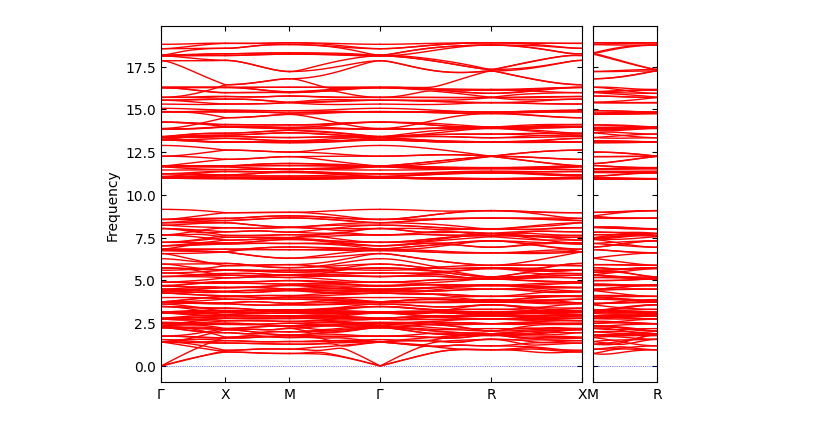
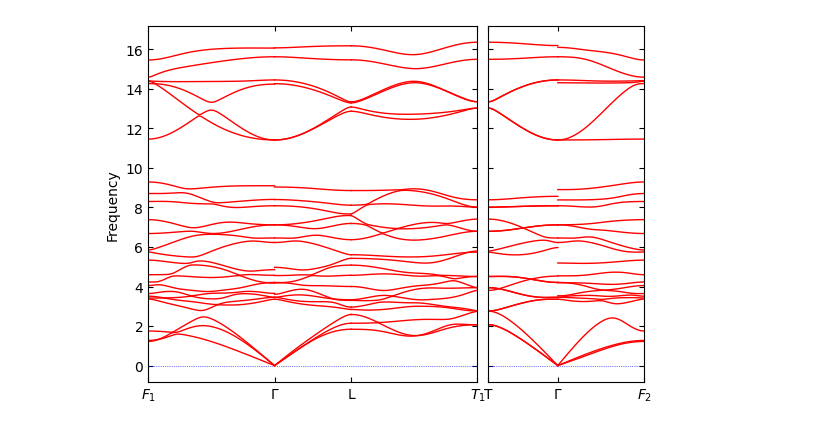
Before and after one commit to fballestermacia/DFTpycodes, a Jupyter notebook: CellConstCodes/phonopyload.ipynb, the cells around one changed output. Cells and saved outputs as stored; diff of their text form; code cells hidden in the pictures.

```diff
--- a/CellConstCodes/phonopyload.ipynb
+++ b/CellConstCodes/phonopyload.ipynb
@@ -8,16 +8,21 @@ import numpy as np
 import matplotlib.pyplot as plt
 import sys, os
 from phonopy.phonon.animation import write_animation
-# %%
-KBiO3 = phonopy.load(r'phonopyParamsKBiO3.yaml')
-KBiO3.save(settings={'force_constants': True})
+# %%
+phonon = phonopy.load(r'phonopy_paramsZnPbF6.yaml')
+phonon.save(settings={'force_constants': True})
+
+#You can run this and generate the band.yaml using:
+# $ phonopy -p band.conf
+#by setting the appropiate band.conf,
+#then plug the band.yaml into
+# http://henriquemiranda.github.io/phononwebsite/phonon.html
 # %%
 from phonopy.phonon.band_structure import get_band_qpoints_and_path_connections
-path = [[[0, 0, 0], [0, 0.5, 0], [0.5, 0.5, 0],[0,0,0],[0.5,0.5,0.5],[0,0.5,0]],
-        [[0.5,0.5,0],[0.5,0.5,0.5]]]
-labels = ["$\\Gamma$", "X", "M", "$\\Gamma$", "R", "X", "M", "R"]
+path = [[[0, 1/2, -1/2], [0, 0, 0],[0,1/2,0], [1/2, 1/2, -1/2]],[[1/2,1/2,1/2],[0,0,0],[0,1/2,1/2]]]
+labels = ["$F_1$", "$\\Gamma$", "L", "$T_1$", "T", "$\\Gamma$", "$F_2$"]
 qpoints, connections = get_band_qpoints_and_path_connections(path, npoints=51)
-KBiO3.run_band_structure(qpoints, path_connections=connections, labels=labels)
-KBiO3.plot_band_structure().show()
+phonon.run_band_structure(qpoints, path_connections=connections, labels=labels)
+phonon.plot_band_structure().show()
 # %% [output]
-[figure, old version]
+[figure, new version]
```
Also changed, not shown: parts of 2 cells of this notebook, 9 other files.
